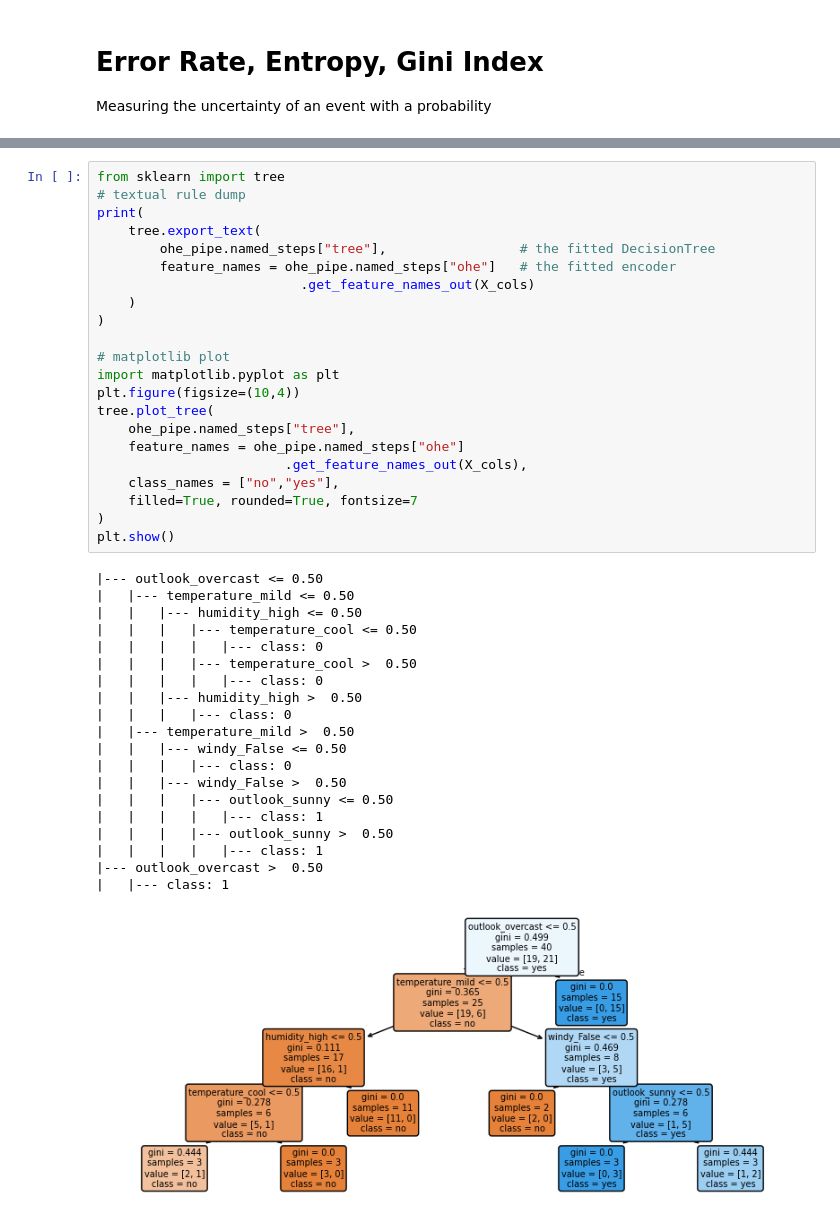
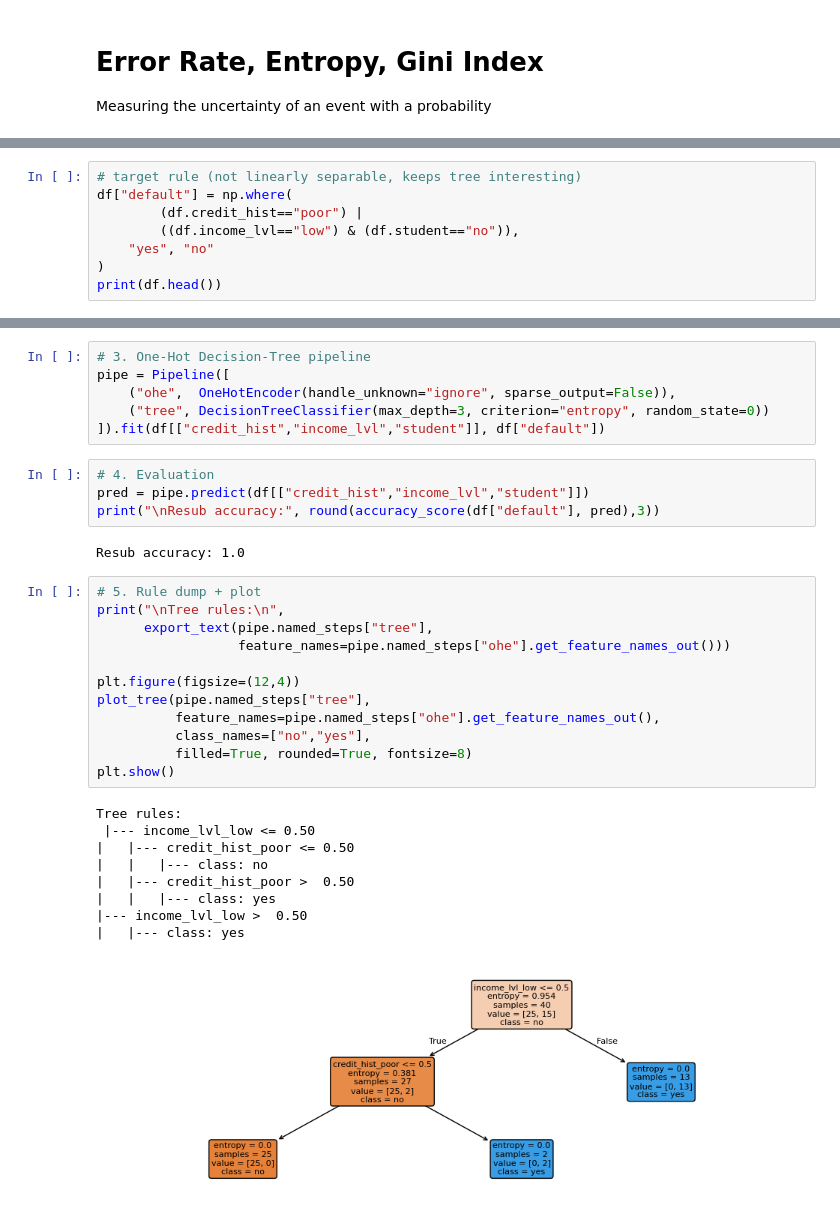
Before and after one commit to dornercr/INFO371, a Jupyter notebook: INFO371_Week4_Credit_Default_Decision_Tree.ipynb, the cells around one changed output, grey strips where cells are left out. Cells and saved outputs as stored; diff of their text form.

```diff
--- a/INFO371_Week4_Credit_Default_Decision_Tree.ipynb
+++ b/INFO371_Week4_Credit_Default_Decision_Tree.ipynb
@@ -258,0 +30,8 @@ WARNING:matplotlib.axes._base:Ignoring fixed x limits to fulfill fixed data aspe
+# %%
+# target rule (not linearly separable, keeps tree interesting)
+df["default"] = np.where(
+        (df.credit_hist=="poor") |
+        ((df.income_lvl=="low") & (df.student=="no")),
+    "yes", "no"
+)
+print(df.head())
@@ -259,43 +68,34 @@ WARNING:matplotlib.axes._base:Ignoring fixed x limits to fulfill fixed data aspe
+# %%
+# 3. One‑Hot Decision‑Tree pipeline
+pipe = Pipeline([
+    ("ohe",  OneHotEncoder(handle_unknown="ignore", sparse_output=False)),
+    ("tree", DecisionTreeClassifier(max_depth=3, criterion="entropy", random_state=0))
+]).fit(df[["credit_hist","income_lvl","student"]], df["default"])
+# %%
+# 4. Evaluation
+pred = pipe.predict(df[["credit_hist","income_lvl","student"]])
+print("\nResub accuracy:", round(accuracy_score(df["default"], pred),3))
+# %% [output]
+Resub accuracy: 1.0
 # %%
-from sklearn import tree
-# textual rule dump
-print(
-    tree.export_text(
-        ohe_pipe.named_steps["tree"],                 # the fitted DecisionTree
-        feature_names = ohe_pipe.named_steps["ohe"]   # the fitted encoder
-                          .get_feature_names_out(X_cols)
-    )
-)
+# 5. Rule dump + plot
+print("\nTree rules:\n",
+      export_text(pipe.named_steps["tree"],
+                  feature_names=pipe.named_steps["ohe"].get_feature_names_out()))
 
-# matplotlib plot
-import matplotlib.pyplot as plt
-plt.figure(figsize=(10,4))
-tree.plot_tree(
-    ohe_pipe.named_steps["tree"],
-    feature_names = ohe_pipe.named_steps["ohe"]
-                        .get_feature_names_out(X_cols),
-    class_names = ["no","yes"],
-    filled=True, rounded=True, fontsize=7
-)
+plt.figure(figsize=(12,4))
+plot_tree(pipe.named_steps["tree"],
+          feature_names=pipe.named_steps["ohe"].get_feature_names_out(),
+          class_names=["no","yes"],
+          filled=True, rounded=True, fontsize=8)
 plt.show()
 # %% [output]
-|--- outlook_overcast <= 0.50
-|   |--- temperature_mild <= 0.50
-|   |   |--- humidity_high <= 0.50
-|   |   |   |--- temperature_cool <= 0.50
-|   |   |   |   |--- class: 0
-|   |   |   |--- temperature_cool >  0.50
-|   |   |   |   |--- class: 0
-|   |   |--- humidity_high >  0.50
-|   |   |   |--- class: 0
-|   |--- temperature_mild >  0.50
-|   |   |--- windy_False <= 0.50
-|   |   |   |--- class: 0
-|   |   |--- windy_False >  0.50
-|   |   |   |--- outlook_sunny <= 0.50
-|   |   |   |   |--- class: 1
-|   |   |   |--- outlook_sunny >  0.50
-|   |   |   |   |--- class: 1
-|--- outlook_overcast >  0.50
-|   |--- class: 1
+Tree rules:
+ |--- income_lvl_low <= 0.50
+|   |--- credit_hist_poor <= 0.50
+|   |   |--- class: no
+|   |--- credit_hist_poor >  0.50
+|   |   |--- class: yes
+|--- income_lvl_low >  0.50
+|   |--- class: yes
-[figure, old version]
+[figure, new version]
```
Also changed, not shown: parts of 15 cells of this notebook.
